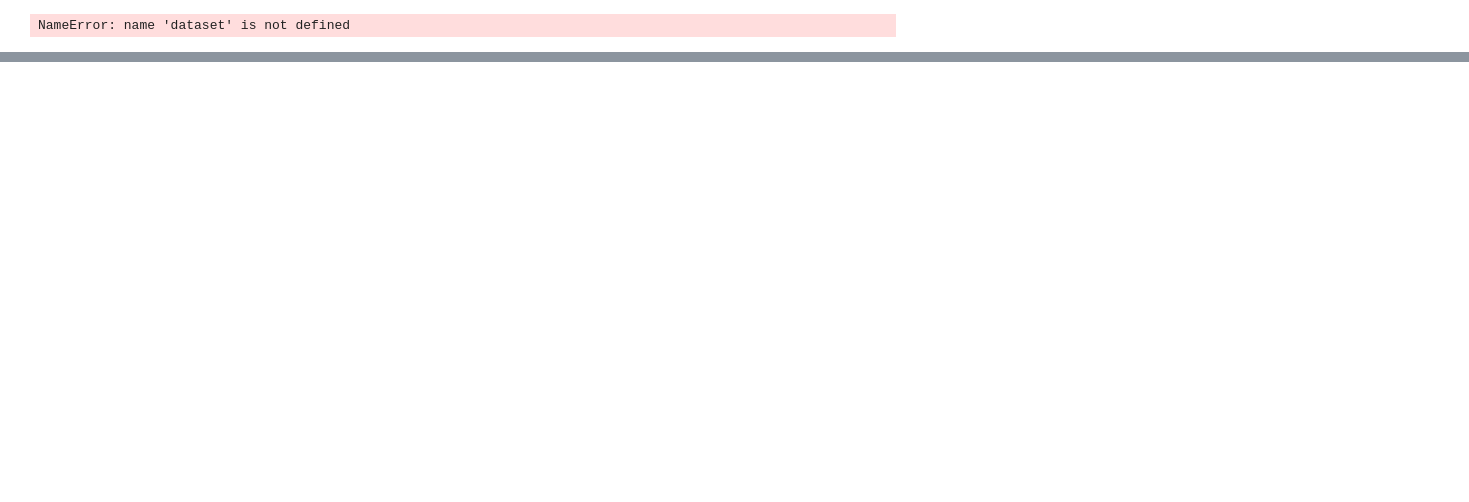
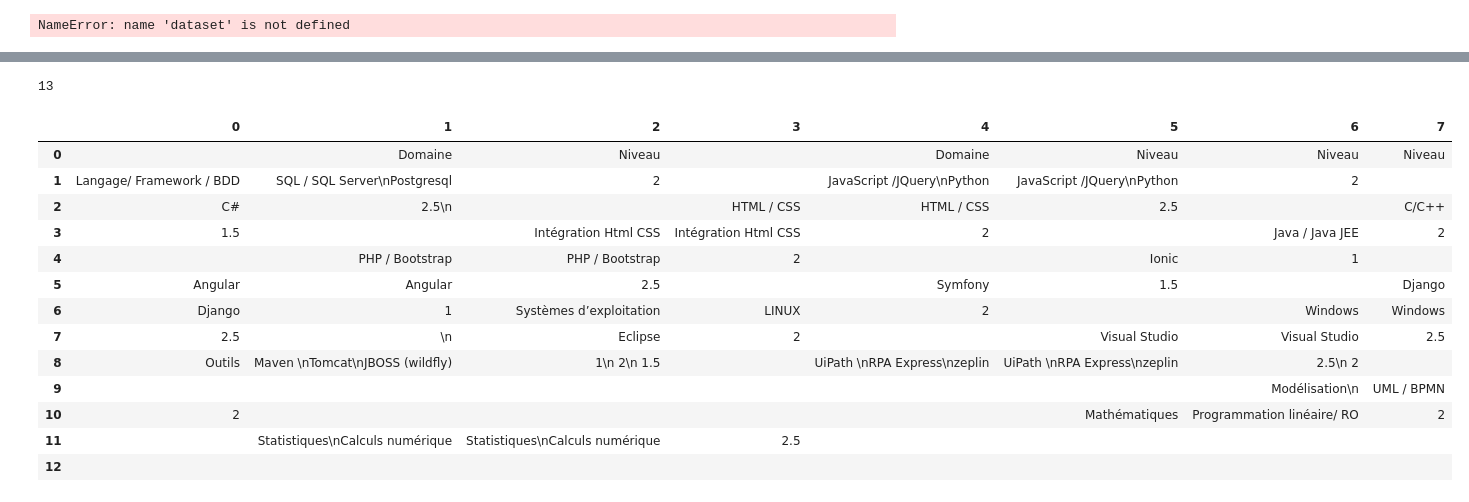
Before and after one commit to MyARMAI/cv_extractor, a Jupyter notebook: notebook/data_exploration.ipynb, the cells around one changed output, grey strips where cells are left out. Saved outputs shown, nothing was run; the diff lists cells and outputs as text; code cells hidden in the pictures; blank space fills up the shorter version.

```diff
--- a/notebook/data_exploration.ipynb
+++ b/notebook/data_exploration.ipynb
@@ -159,0 +238,10 @@ resume
+# %%
+from docx import Document
+import pandas as pd
+document = Document(test_file)
+
+tables = []
+table = document.tables[4]
+
+for row in table.rows:
+    iter_unique_cells(row)
@@ -159,0 +404,50 @@ resume
+# %%
+from collections import Counter
+def getSkills(data):
+    pattern = ["compétences","skills"]
+    dfSize = len(data)
+    competences = {}
+    _max = max(Counter([len(x) for x in data]).keys())
+    print(_max)
+
+    for i in range(dfSize):
+        _data = data[i]
+        for index,row in _data.iterrows():
+            ## find principales and fonctionnale competences
+            for el in row:
+                if re.search(pattern[0],el.lower()) or re.search(pattern[1],el.lower()):
+                    value = [x for x in row.tolist() if len(x)!=0]
+                    out =""
+                    for s in value:
+                        if(not re.search(pattern[0],s.lower())):
+                            out+=s+u" "
+                    competences[el] = out
+
+    competences = {x:dropSpace(y.replace("\xa0",""),replace=' ') for x, y  in competences.items()}
+    ##print(competences)
+    ## find technical competences
+    ## we assume that array containing technical skills have the same length
+    ##print(row)
+    skills = [x for x in data if len(x)==_max][0]
+    return skills
+
+
+
+skills = getSkills(df[0])
+skills
+# %% [output]
+13
+|  | 0 | 1 | 2 | 3 | 4 | 5 | 6 | 7 |
+| 0 |  | Domaine | Niveau |  | Domaine | Niveau | Niveau | Niveau |
+| 1 | Langage/ Framework / BDD | SQL / SQL Server\nPostgresql | 2 |  | JavaScript /JQuery\nPython | JavaScript /JQuery\nPython | 2 |  |
+| 2 | C# | 2.5\n |  | HTML / CSS | HTML / CSS | 2.5 |  | C/C++ |
+| 3 | 1.5 |  | Intégration Html CSS | Intégration Html CSS | 2 |  | Java / Java JEE | 2 |
+| 4 |  | PHP / Bootstrap | PHP / Bootstrap | 2 |  | Ionic | 1 |  |
+| 5 | Angular | Angular | 2.5 |  | Symfony | 1.5 |  | Django |
+| 6 | Django | 1 | Systèmes d’exploitation | LINUX | 2 |  | Windows | Windows |
+| 7 | 2.5 | \n | Eclipse | 2 |  | Visual Studio | Visual Studio | 2.5 |
+| 8 | Outils | Maven \nTomcat\nJBOSS (wildfly) | 1\n 2\n 1.5 |  | UiPath \nRPA Express\nzeplin | UiPath \nRPA Express\nzeplin | 2.5\n 2 |  |
+| 9 |  |  |  |  |  |  | Modélisation\n | UML / BPMN |
+| 10 | 2 |  |  |  |  | Mathématiques | Programmation linéaire/ RO | 2 |
+| 11 |  | Statistiques\nCalculs numérique | Statistiques\nCalculs numérique | 2.5 |  |  |  |  |
+| 12 |  |  |  |  |  |  |  |  |
```
Also changed, not shown: parts of 11 cells of this notebook, 11 other files.
